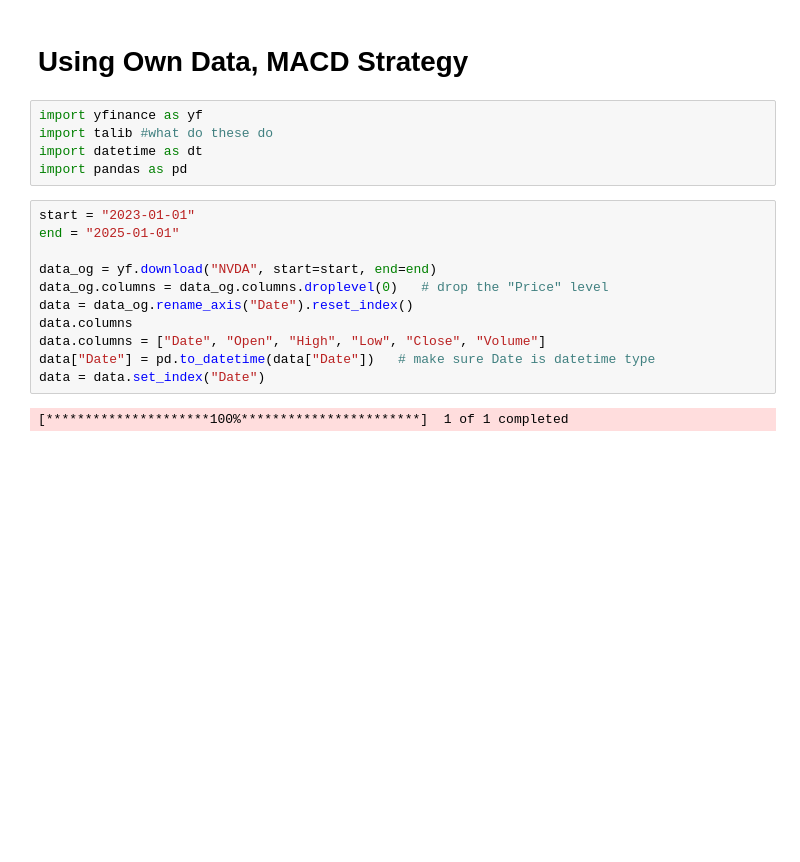
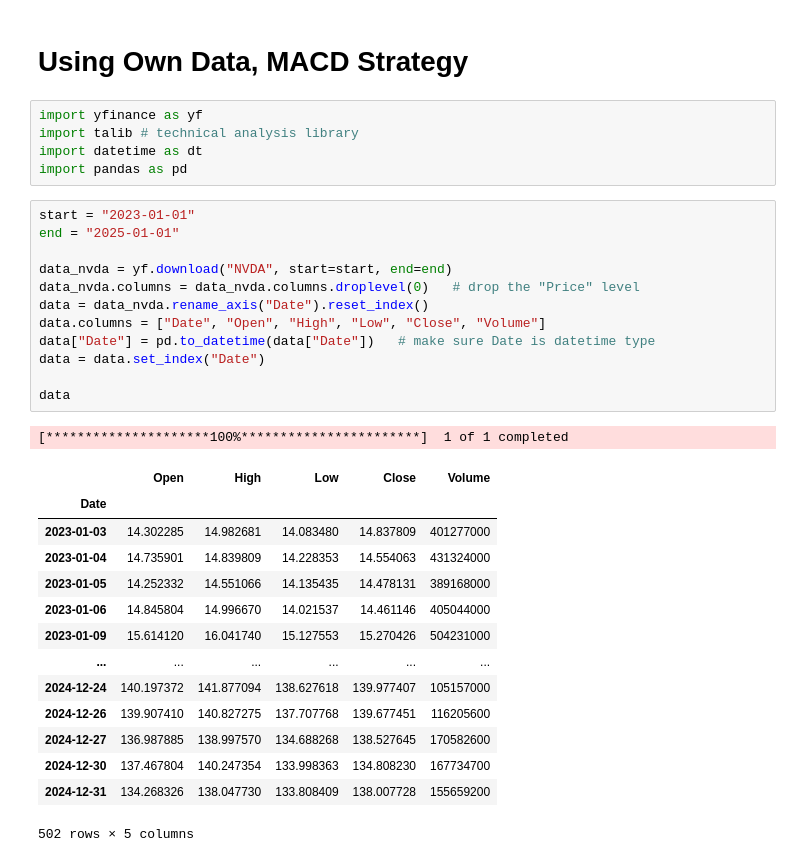
Before and after one commit to kevinguii/quanty, a Jupyter notebook: backtest_SMA_MACD.ipynb, the cells around one changed output. Drawn from its saved outputs; the diff is of its cells as text; blank space fills up the shorter version.

```diff
--- a/backtest_SMA_MACD.ipynb
+++ b/backtest_SMA_MACD.ipynb
@@ -79,22 +76,37 @@ GridPlot(id='p1356', ...)
 # Using Own Data, MACD Strategy
 # %%
 import yfinance as yf
-import talib #what do these do
+import talib # technical analysis library
 import datetime as dt
 import pandas as pd
 # %%
 start = "2023-01-01"
 end = "2025-01-01"
 
-data_og = yf.download("NVDA", start=start, end=end)
-data_og.columns = data_og.columns.droplevel(0)   # drop the "Price" level
-data = data_og.rename_axis("Date").reset_index()
-data.columns
+data_nvda = yf.download("NVDA", start=start, end=end)
+data_nvda.columns = data_nvda.columns.droplevel(0)   # drop the "Price" level
+data = data_nvda.rename_axis("Date").reset_index()
 data.columns = ["Date", "Open", "High", "Low", "Close", "Volume"]
 data["Date"] = pd.to_datetime(data["Date"])   # make sure Date is datetime type
 data = data.set_index("Date")
+
+data
 # %% [output]
 [*********************100%***********************]  1 of 1 completed
+|  | Open | High | Low | Close | Volume |
+| Date |  |  |  |  |  |
+| 2023-01-03 | 14.302285 | 14.982681 | 14.083480 | 14.837809 | 401277000 |
+| 2023-01-04 | 14.735901 | 14.839809 | 14.228353 | 14.554063 | 431324000 |
+| 2023-01-05 | 14.252332 | 14.551066 | 14.135435 | 14.478131 | 389168000 |
+| 2023-01-06 | 14.845804 | 14.996670 | 14.021537 | 14.461146 | 405044000 |
+| 2023-01-09 | 15.614120 | 16.041740 | 15.127553 | 15.270426 | 504231000 |
+| ... | ... | ... | ... | ... | ... |
+| 2024-12-24 | 140.197372 | 141.877094 | 138.627618 | 139.977407 | 105157000 |
+| 2024-12-26 | 139.907410 | 140.827275 | 137.707768 | 139.677451 | 116205600 |
+| 2024-12-27 | 136.987885 | 138.997570 | 134.688268 | 138.527645 | 170582600 |
+| 2024-12-30 | 137.467804 | 140.247354 | 133.998363 | 134.808230 | 167734700 |
+| 2024-12-31 | 134.268326 | 138.047730 | 133.808409 | 138.007728 | 155659200 |
+502 rows × 5 columns
 # %%
 class MACDStrategy(Strategy):
 	def init(self):
```
Also changed, not shown: parts of 4 cells of this notebook, 2 other files.
